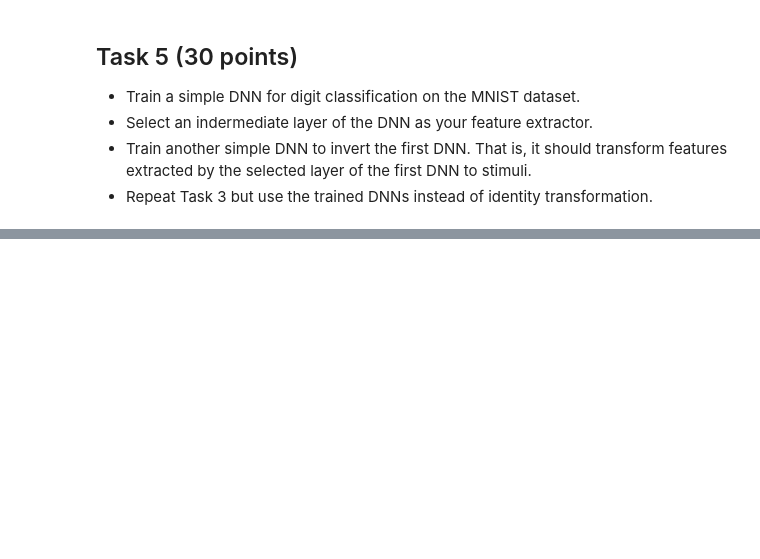
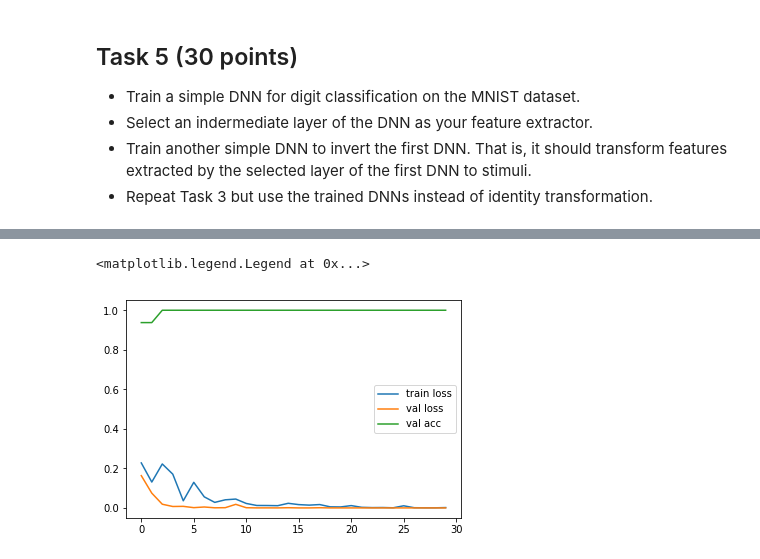
Before and after one commit to basameera/Neural-Decoding, a Jupyter notebook: assignment_5-SAM.ipynb, the cells around one changed output, grey strips where cells are left out. Saved outputs shown, nothing was run; the diff lists cells and outputs as text; code cells hidden in the pictures; blank space fills up the shorter version.

```diff
--- a/assignment_5-SAM.ipynb
+++ b/assignment_5-SAM.ipynb
@@ -548,0 +578,30 @@ DNN ^ -1(argmax_DNN(**x**) P(DNN(**x**) | **y**))
+# %%
+from chainer import iterators
+
+# Choose the minibatch size.
+batchsize = 128
+
+train_iter = iterators.SerialIterator(train, batchsize)
+test_iter = iterators.SerialIterator(test, batchsize,
+                                     repeat=False, shuffle=False)
+# %%
+class MyNetwork(Chain):
+    def __init__(self):
+        super(MyNetwork, self).__init__()
+        with self.init_scope():
+            self.l1 = L.Linear(None, 128)
+            self.l2 = L.Linear(128, 256)
+            self.l3 = L.Linear(256, 128)
+            self.l4 = L.Linear(128, 10)
+
+    def forward(self, x):
+        h = F.relu(self.l1(x))
+        h = F.relu(self.l2(h))
+        h = F.relu(self.l3(h))
+        return self.l4(h)
+
+model = MyNetwork()
+
+gpu_id = 0  # Set to -1 if you use CPU
+if gpu_id >= 0:
+    model.to_gpu(gpu_id)
@@ -548,0 +703,8 @@ DNN ^ -1(argmax_DNN(**x**) P(DNN(**x**) | **y**))
+# %%
+plt.plot(loss_history['train_loss'])
+plt.plot(loss_history['val_loss'])
+plt.plot(loss_history['val_acc'])
+plt.legend(['train loss', 'val loss', 'val acc'])
+# %% [output]
+<matplotlib.legend.Legend at 0x...>
+[figure, added]
```
Also changed, not shown: parts of 13 cells of this notebook, 4 other files.
